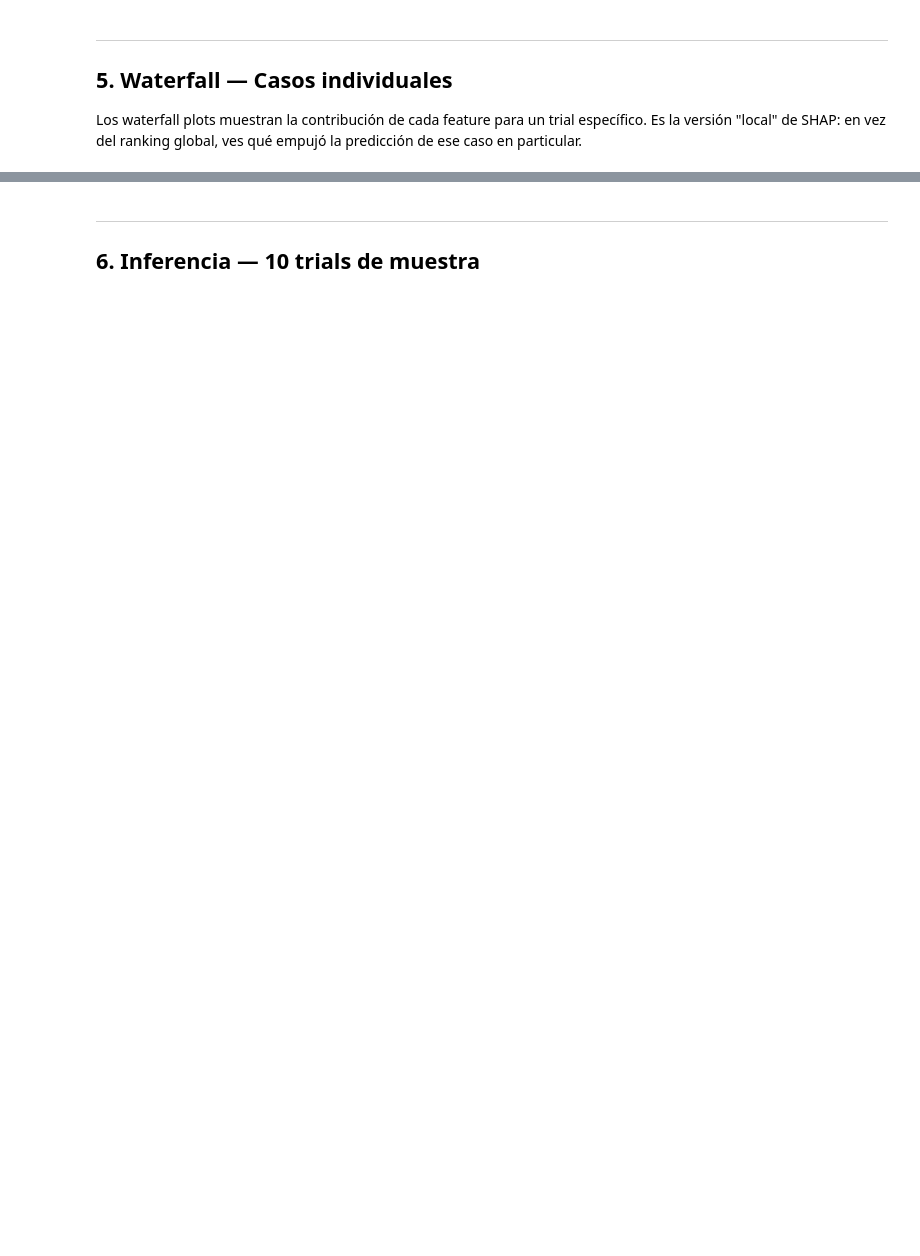
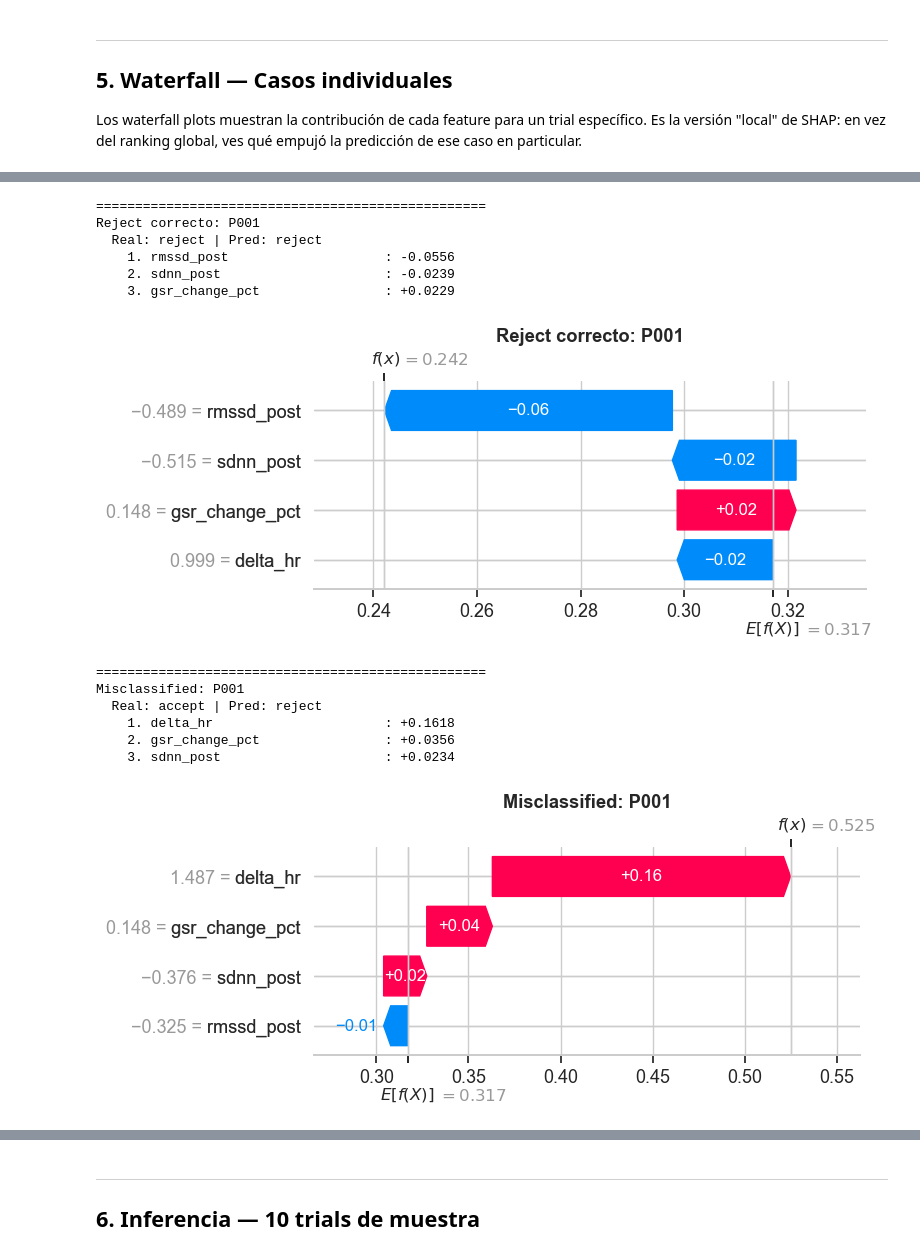
Before and after one commit to DidiDigits/Course_CDSI_2026, a Jupyter notebook: practicas/PR4_Fisiologico/Practica_V1_V2_XAI_Blockchain.ipynb, the cells around one changed output, grey strips where cells are left out. Saved outputs shown, nothing was run; the diff lists cells and outputs as text; code cells hidden in the pictures; blank space fills up the shorter version.

```diff
--- a/practicas/PR4_Fisiologico/Practica_V1_V2_XAI_Blockchain.ipynb
+++ b/practicas/PR4_Fisiologico/Practica_V1_V2_XAI_Blockchain.ipynb
@@ -619,7 +619,8 @@ for i, (_, row) in enumerate(sample.iterrows()):
           f"real={actual:6s} pred={pred_label:6s} p={prob:.2f} [{ok}] top={top_feat}")
 
     inference_results.append({
-        "pid": row['participant_id'], "trial": int(row['trial_number']),
+        "pid": row['participant_id'],
+        #"trial": int(row['trial_number']),
         "actual": actual, "predicted": pred_label, "prob": prob,
         "top_feature": top_feat, "top_shap": float(sv_i[np.argmax(np.abs(sv_i))]),
     })
@@ -796,8 +789,10 @@ Piensa:
 # TODO: define tus features aquí (mínimo 4)
 # Solo features fisiológicas — revisa la tabla de arriba
 FEATURE_COLS = [
-    # Ejemplo: "delta_hr", "gsr_change_pct", "frontal_asymmetry", "delta_rmssd"
-
+    "delta_hr",
+    "rmssd_post",
+    "sdnn_post",
+    "gsr_change_pct",
 ]
 
 assert len(FEATURE_COLS) >= 4, f"Necesitas al menos 4 features, tienes {len(FEATURE_COLS)}"
@@ -1046,35 +1134,52 @@ correct_rej = np.where((y == 0) & (y_pred == 0))[0]
 correct_acc = np.where((y == 1) & (y_pred == 1))[0]
 misclass = np.where(y != y_pred)[0]
 
 cases = {}
 if len(correct_rej) > 0: cases["Reject correcto"] = correct_rej[0]
 if len(correct_acc) > 0: cases["Accept correcto"] = correct_acc[0]
 if len(misclass) > 0: cases["Misclassified"] = misclass[0]
 
 for title, idx in cases.items():
     row = df.iloc[idx]
     sv_i = sv[idx]
     bv = explanation.base_values
     if hasattr(bv, '__len__'):
         bv_i = bv[idx, 1] if np.ndim(bv) > 1 and bv.shape[1] > 1 else (bv[idx] if np.ndim(bv) > 0 else float(bv))
     else:
         bv_i = float(bv)
 
     pred_label = 'accept' if y_pred[idx] == 1 else 'reject'
     print(f"\n{'='*50}")
-    print(f"{title}: {row['participant_id']} T{int(row['trial_number']):02d}")
+    #print(f"{title}: {row['participant_id']} T{int(row['trial_number']):02d}")
+    print(f"{title}: {row['participant_id']}")
     print(f"  Real: {row['decision']} | Pred: {pred_label}")
     top3 = np.argsort(np.abs(sv_i))[::-1][:3]
     for r, fi in enumerate(top3, 1):
         print(f"    {r}. {feature_names[fi]:30s}: {sv_i[fi]:+.4f}")
 
     exp_i = shap.Explanation(values=sv_i, base_values=bv_i, data=X[idx], feature_names=feature_names)
     plt.figure(figsize=(10, 6))
     shap.plots.waterfall(exp_i, show=False, max_display=12)
-    plt.title(f"{title}: {row['participant_id']} T{int(row['trial_number']):02d}", fontweight='bold')
+    #plt.title(f"{title}: {row['participant_id']} T{int(row['trial_number']):02d}", fontweight='bold')
+    plt.title(f"{title}: {row['participant_id']}", fontweight='bold')
     plt.tight_layout()
     plt.savefig(OUTPUT_DIR / f"waterfall_{title.lower().replace(' ','_')}.png", dpi=150, bbox_inches='tight')
     plt.show()
+# %% [output]
+==================================================
+Reject correcto: P001
+  Real: reject | Pred: reject
+    1. rmssd_post                    : -0.0556
+    2. sdnn_post                     : -0.0239
+    3. gsr_change_pct                : +0.0229
+[figure, added]
+==================================================
+Misclassified: P001
+  Real: accept | Pred: reject
+    1. delta_hr                      : +0.1618
+    2. gsr_change_pct                : +0.0356
+    3. sdnn_post                     : +0.0234
+[figure, added]
 # %% [markdown]
 ### Tu interpretación — Waterfall (V2)
 
```
Also changed, not shown: parts of 35 cells of this notebook, 16 other files.
